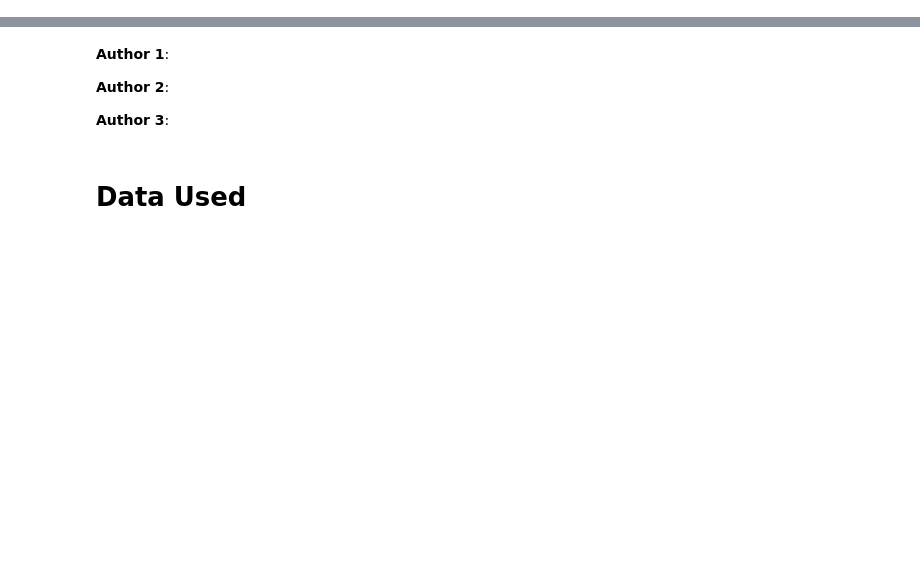
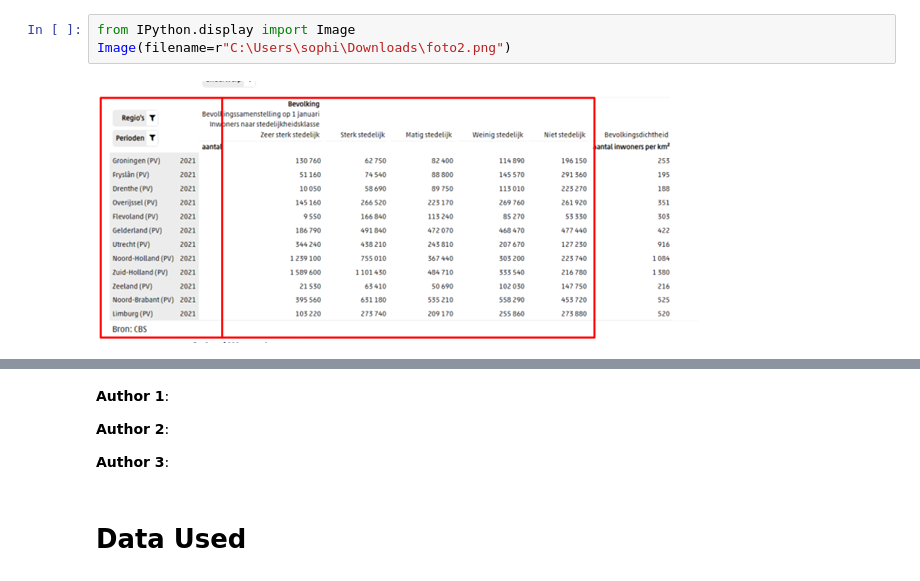
Before and after one commit to sophietimmerman/TIL6022-Programming, a Jupyter notebook: project_template.ipynb, the cells around one changed output, grey strips where cells are left out. Drawn from its saved outputs; the diff is of its cells as text; blank space fills up the shorter version.

```diff
--- a/project_template.ipynb
+++ b/project_template.ipynb
@@ -14,0 +67,5 @@ The objective of this research is to analyze the impact of the availability of e
+# %%
+from IPython.display import Image
+Image(filename=r"C:\Users\sophi\Downloads\foto2.png")
+# %% [output]
+[figure, added]
```
Also changed, not shown: parts of 22 cells of this notebook.
